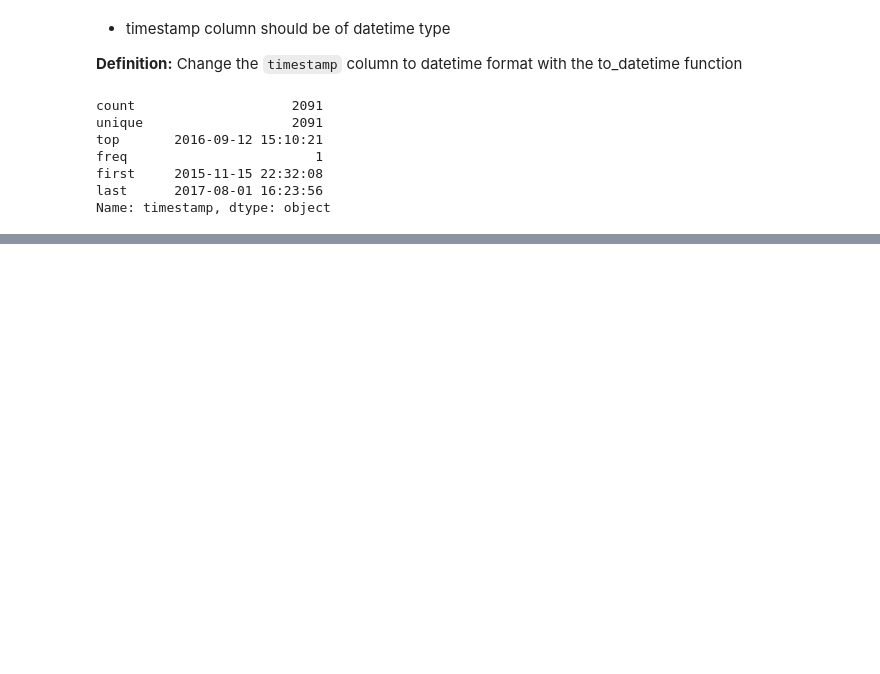
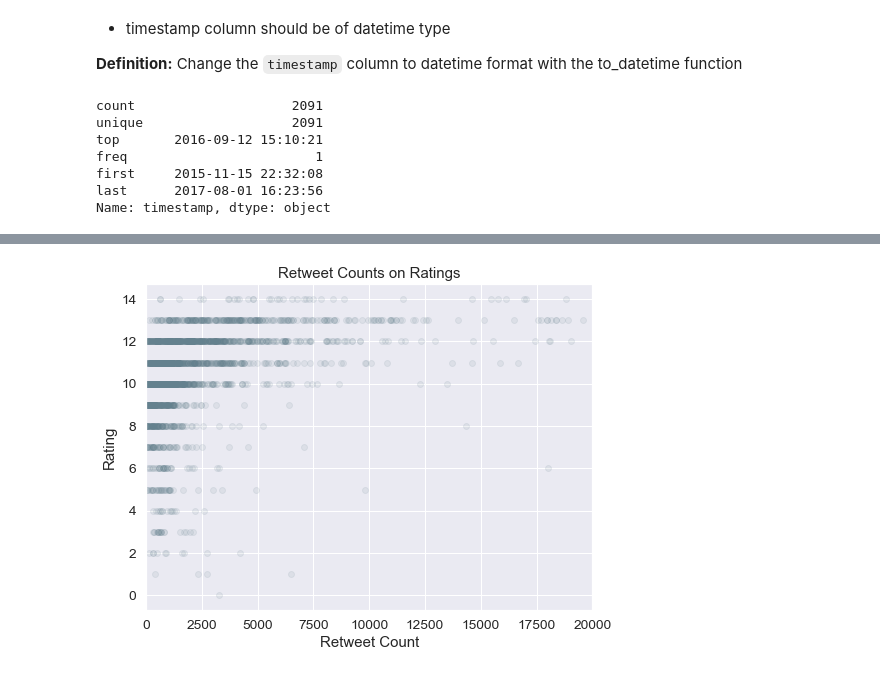
Before and after one commit to canbekley/dogrates_wrangling_analysis, a Jupyter notebook: wrangle_act.ipynb, the cells around one changed output, grey strips where cells are left out. Saved outputs shown, nothing was run; the diff lists cells and outputs as text; code cells hidden in the pictures; blank space fills up the shorter version.

```diff
--- a/wrangle_act.ipynb
+++ b/wrangle_act.ipynb
@@ -500,0 +671,10 @@ df_master.to_csv('twitter_archive_master.csv', index=False)
+# %%
+# shows retweet counts over time
+plt.figure(figsize=[8,6])
+plt.scatter(x=df['retweet_count'], y=df['rating_num'], alpha=0.1, color='#64818e')
+plt.xlim(0, 20000)
+plt.xlabel('Retweet Count')
+plt.ylabel('Rating')
+plt.title('Retweet Counts on Ratings');
+# %% [output]
+[figure, added]
```
Also changed, not shown: parts of 60 cells of this notebook, 25 other files.
